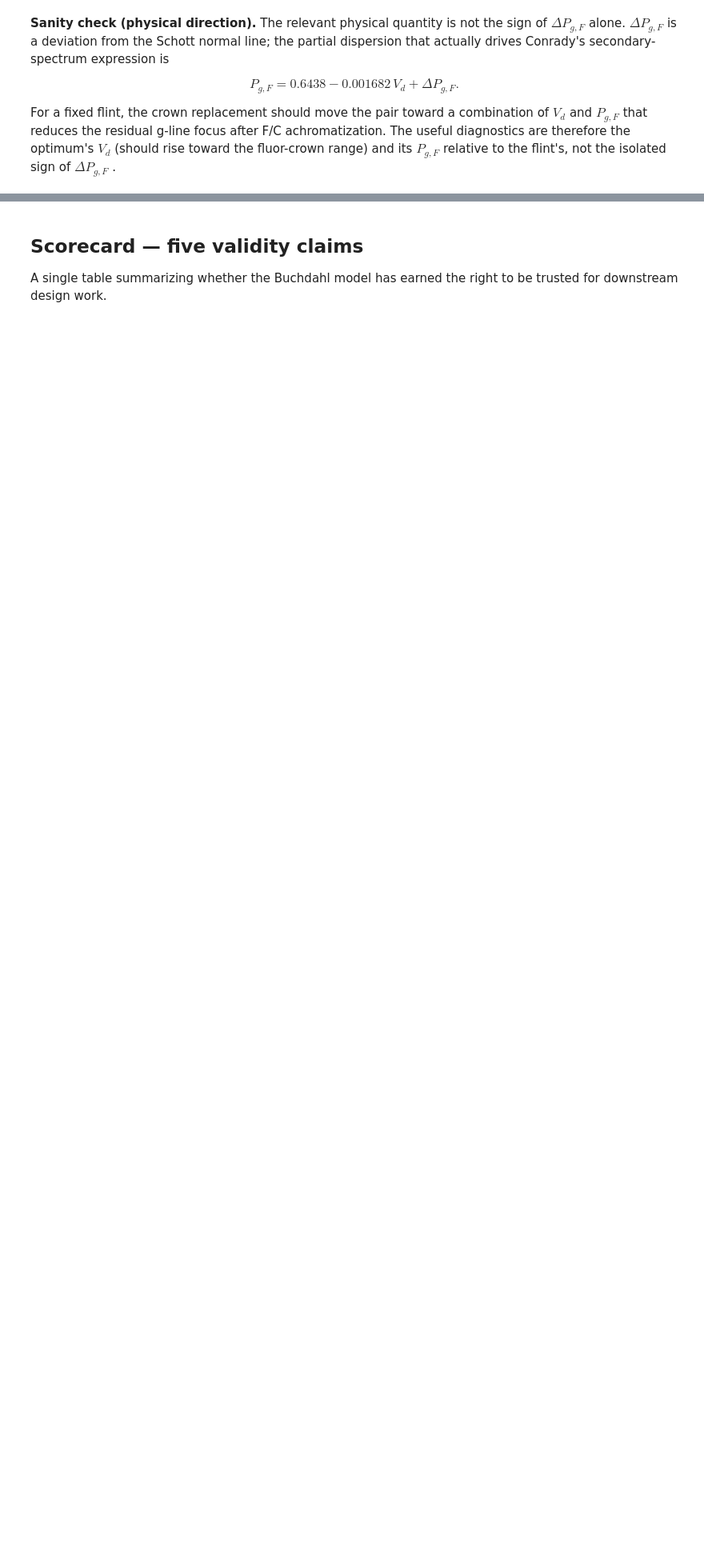
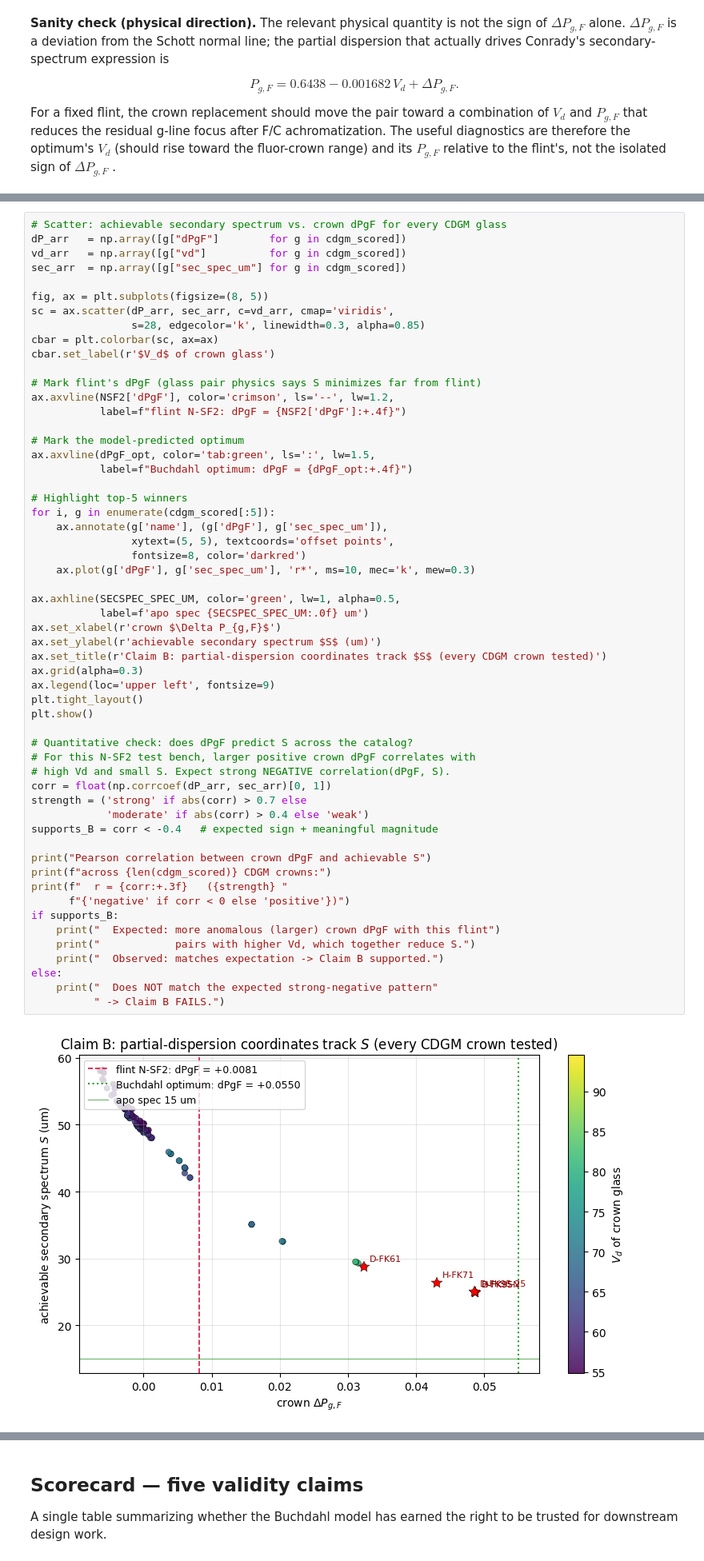
Before and after one commit to Leyangf/dispersion-lab, a Jupyter notebook: notebooks/02_glass_substitution_workflow.ipynb, the cells around one changed output, grey strips where cells are left out. Shown at 80% size. Saved outputs shown, nothing was run; the diff lists cells and outputs as text; blank space fills up the shorter version.

```diff
--- a/notebooks/02_glass_substitution_workflow.ipynb
+++ b/notebooks/02_glass_substitution_workflow.ipynb
@@ -1274,0 +1137,58 @@ P_{g,F}$.
+# %%
+# Scatter: achievable secondary spectrum vs. crown dPgF for every CDGM glass
+dP_arr   = np.array([g["dPgF"]        for g in cdgm_scored])
+vd_arr   = np.array([g["vd"]          for g in cdgm_scored])
+sec_arr  = np.array([g["sec_spec_um"] for g in cdgm_scored])
+
+fig, ax = plt.subplots(figsize=(8, 5))
+sc = ax.scatter(dP_arr, sec_arr, c=vd_arr, cmap='viridis',
+                s=28, edgecolor='k', linewidth=0.3, alpha=0.85)
+cbar = plt.colorbar(sc, ax=ax)
+cbar.set_label(r'$V_d$ of crown glass')
+
+# Mark flint's dPgF (glass pair physics says S minimizes far from flint)
+ax.axvline(NSF2['dPgF'], color='crimson', ls='--', lw=1.2,
+           label=f"flint N-SF2: dPgF = {NSF2['dPgF']:+.4f}")
+
+# Mark the model-predicted optimum
+ax.axvline(dPgF_opt, color='tab:green', ls=':', lw=1.5,
+           label=f"Buchdahl optimum: dPgF = {dPgF_opt:+.4f}")
+
+# Highlight top-5 winners
+for i, g in enumerate(cdgm_scored[:5]):
+    ax.annotate(g['name'], (g['dPgF'], g['sec_spec_um']),
+                xytext=(5, 5), textcoords='offset points',
+                fontsize=8, color='darkred')
+    ax.plot(g['dPgF'], g['sec_spec_um'], 'r*', ms=10, mec='k', mew=0.3)
+
+ax.axhline(SECSPEC_SPEC_UM, color='green', lw=1, alpha=0.5,
+           label=f'apo spec {SECSPEC_SPEC_UM:.0f} um')
+ax.set_xlabel(r'crown $\Delta P_{g,F}$')
+ax.set_ylabel(r'achievable secondary spectrum $S$ (um)')
+ax.set_title(r'Claim B: partial-dispersion coordinates track $S$ (every CDGM crown tested)')
+ax.grid(alpha=0.3)
+ax.legend(loc='upper left', fontsize=9)
+plt.tight_layout()
+plt.show()
+
+# Quantitative check: does dPgF predict S across the catalog?
+# For this N-SF2 test bench, larger positive crown dPgF correlates with
+# high Vd and small S. Expect strong NEGATIVE correlation(dPgF, S).
+corr = float(np.corrcoef(dP_arr, sec_arr)[0, 1])
+strength = ('strong' if abs(corr) > 0.7 else
+            'moderate' if abs(corr) > 0.4 else 'weak')
+supports_B = corr < -0.4   # expected sign + meaningful magnitude
+
+print("Pearson correlation between crown dPgF and achievable S")
+print(f"across {len(cdgm_scored)} CDGM crowns:")
+print(f"  r = {corr:+.3f}   ({strength} "
+      f"{'negative' if corr < 0 else 'positive'})")
+if supports_B:
+    print("  Expected: more anomalous (larger) crown dPgF with this flint")
+    print("            pairs with higher Vd, which together reduce S.")
+    print("  Observed: matches expectation -> Claim B supported.")
+else:
+    print("  Does NOT match the expected strong-negative pattern"
+          " -> Claim B FAILS.")
+# %% [output]
+[figure, added]
```
Also changed, not shown: parts of 35 cells of this notebook, 31 other files.
